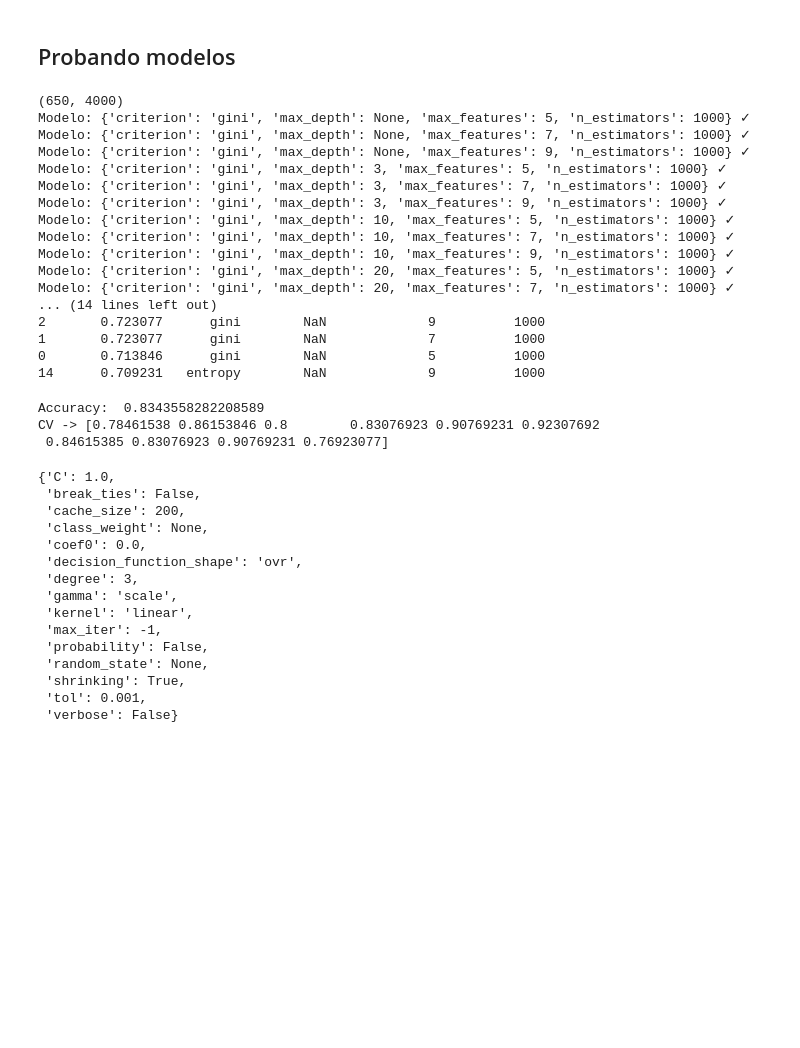
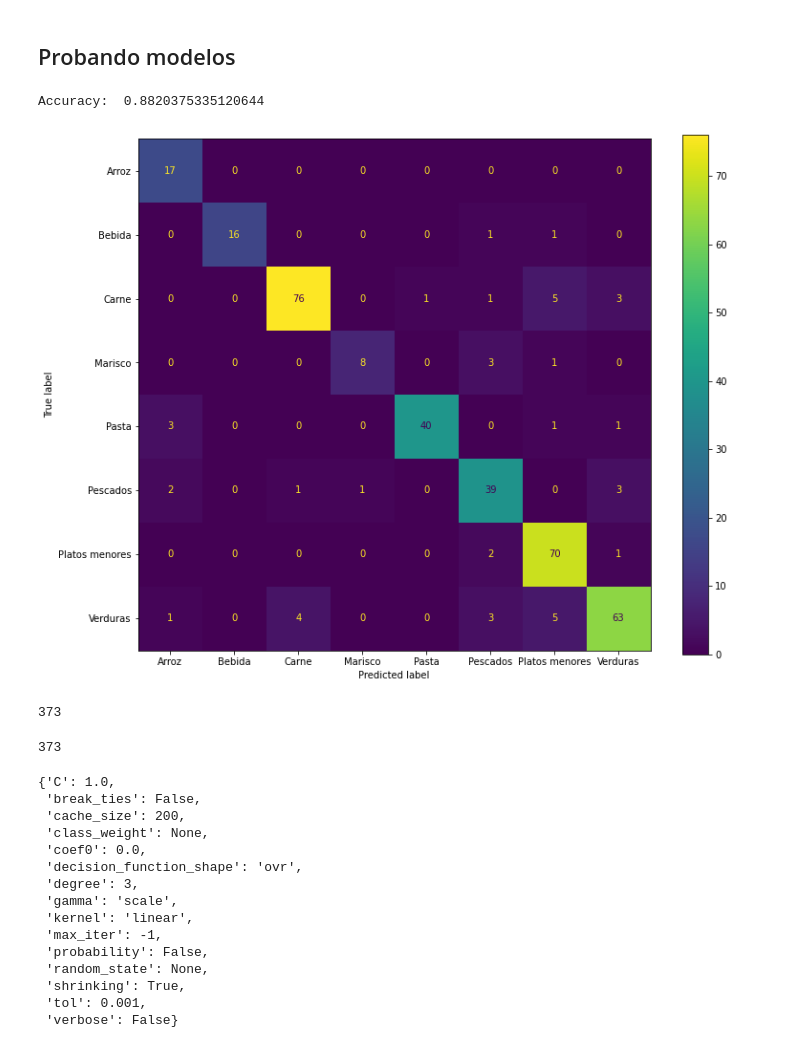
Before and after one commit to adobrasca512/EatEaser, a Jupyter notebook: EatEaser-ProyectoI.ipynb, the cells around one changed output. Drawn from its saved outputs; the diff is of its cells as text; code cells hidden in the pictures; blank space fills up the shorter version.

```diff
--- a/EatEaser-ProyectoI.ipynb
+++ b/EatEaser-ProyectoI.ipynb
@@ -1261,15 +1295,15 @@ class modelosTFIDF:
         m_SVM.fit(self.X_train, self.Y_train)
 
 
-        predictions = m_SVM.predict(self.X_cv)
+        self.predictions = m_SVM.predict(self.X_cv)
         self.Y_cv=list(self.Y_cv)
-        print("Accuracy: ", accuracy_score(self.Y_cv, predictions))
+        print("Accuracy: ", accuracy_score(self.Y_cv, self.predictions))
 
 
-        cv=cross_val_score(m_SVM, self.X_train, self.Y_train, cv=10)
+        #cv=cross_val_score(m_SVM, self.X_train, self.Y_train, cv=10)
         self.m_SVM=m_SVM
 
-        print("CV -> {}".format(cv))
+         #print("CV -> {}".format(cv))
         return self.m_SVM
 
     def Entrenar_SVM_CV(self):
@@ -1432,30 +1466,33 @@ class modelosTFIDF:
 m_tf=modelosTFIDF()
 # %%
 m_tf.Entrenar_RF()
-# %% [output]
-(650, 4000)
-Modelo: {'criterion': 'gini', 'max_depth': None, 'max_features': 5, 'n_estimators': 1000} ✓
-Modelo: {'criterion': 'gini', 'max_depth': None, 'max_features': 7, 'n_estimators': 1000} ✓
-Modelo: {'criterion': 'gini', 'max_depth': None, 'max_features': 9, 'n_estimators': 1000} ✓
-Modelo: {'criterion': 'gini', 'max_depth': 3, 'max_features': 5, 'n_estimators': 1000} ✓
-Modelo: {'criterion': 'gini', 'max_depth': 3, 'max_features': 7, 'n_estimators': 1000} ✓
-Modelo: {'criterion': 'gini', 'max_depth': 3, 'max_features': 9, 'n_estimators': 1000} ✓
-Modelo: {'criterion': 'gini', 'max_depth': 10, 'max_features': 5, 'n_estimators': 1000} ✓
-Modelo: {'criterion': 'gini', 'max_depth': 10, 'max_features': 7, 'n_estimators': 1000} ✓
-Modelo: {'criterion': 'gini', 'max_depth': 10, 'max_features': 9, 'n_estimators': 1000} ✓
-Modelo: {'criterion': 'gini', 'max_depth': 20, 'max_features': 5, 'n_estimators': 1000} ✓
-Modelo: {'criterion': 'gini', 'max_depth': 20, 'max_features': 7, 'n_estimators': 1000} ✓
-... (14 lines left out)
-2       0.723077      gini        NaN             9          1000
-1       0.723077      gini        NaN             7          1000
-0       0.713846      gini        NaN             5          1000
-14      0.709231   entropy        NaN             9          1000
 # %%
 modelo1=m_tf.Entrenar_SVM()  #entrenamos y guardamos el modelo en una variable
 # %% [output]
-Accuracy:  0.8343558282208589
-CV -> [0.78461538 0.86153846 0.8        0.83076923 0.90769231 0.92307692
- 0.84615385 0.83076923 0.90769231 0.76923077]
+Accuracy:  0.8820375335120644
+# %%
+import matplotlib.pyplot as plt
+from sklearn import metrics
+
+confusion_matrix = metrics.confusion_matrix(m_tf.Y_cv, m_tf.predictions)
+
+cm_display = metrics.ConfusionMatrixDisplay(confusion_matrix = confusion_matrix, display_labels = ["Arroz","Bebida","Carne","Marisco","Pasta","Pescados","Platos menores","Verduras"])
+fig, ax = plt.subplots(figsize=(12,10))
+cm_display.plot(ax=ax)
+
+
+
+plt.show()
+# %% [output]
+[figure, added]
+# %%
+len(m_tf.Y_cv)
+# %% [output]
+373
+# %%
+len(m_tf.predictions)
+# %% [output]
+373
 # %%
 modelo1.get_params()
 # %% [output]
```
Also changed, not shown: parts of 4 cells of this notebook, 3 other files.
